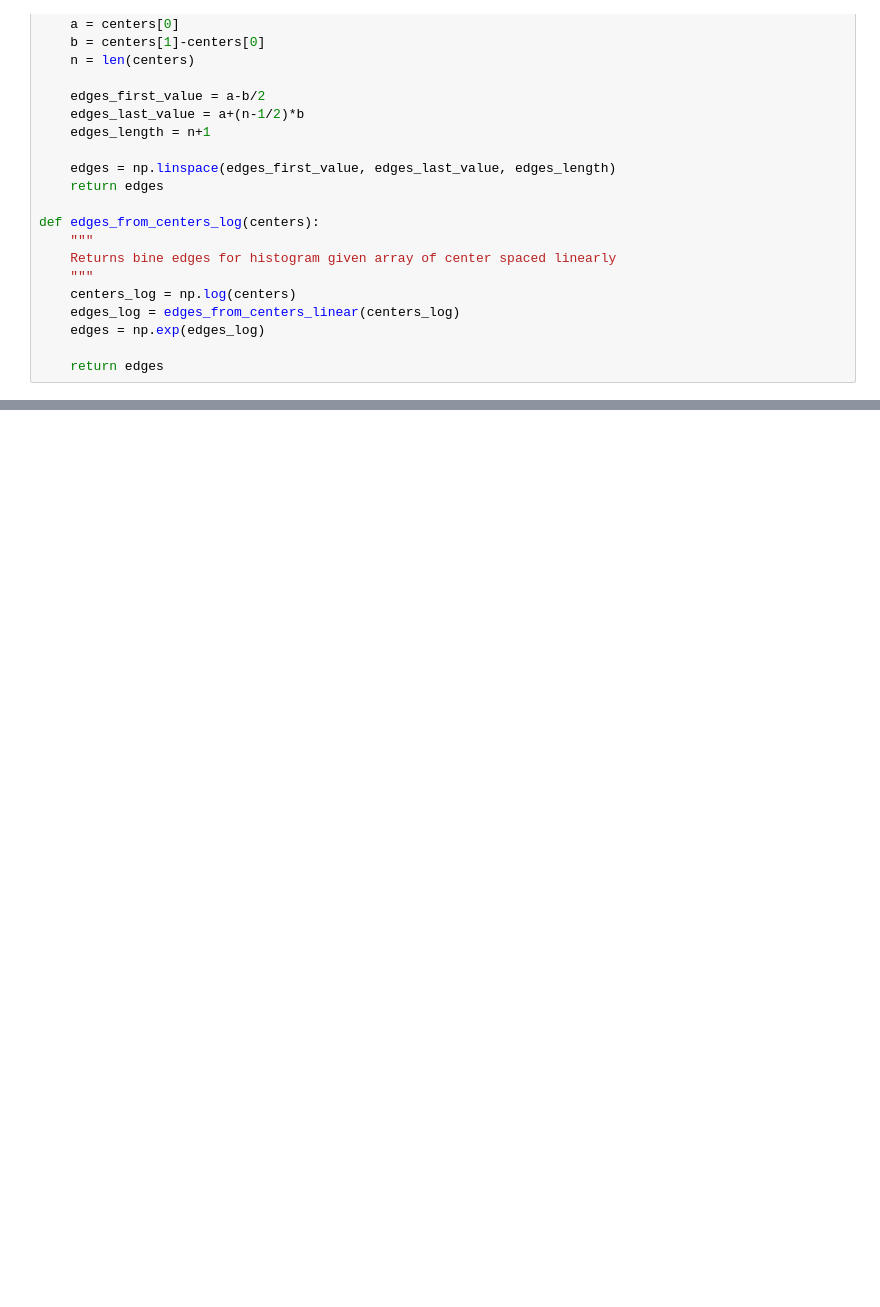
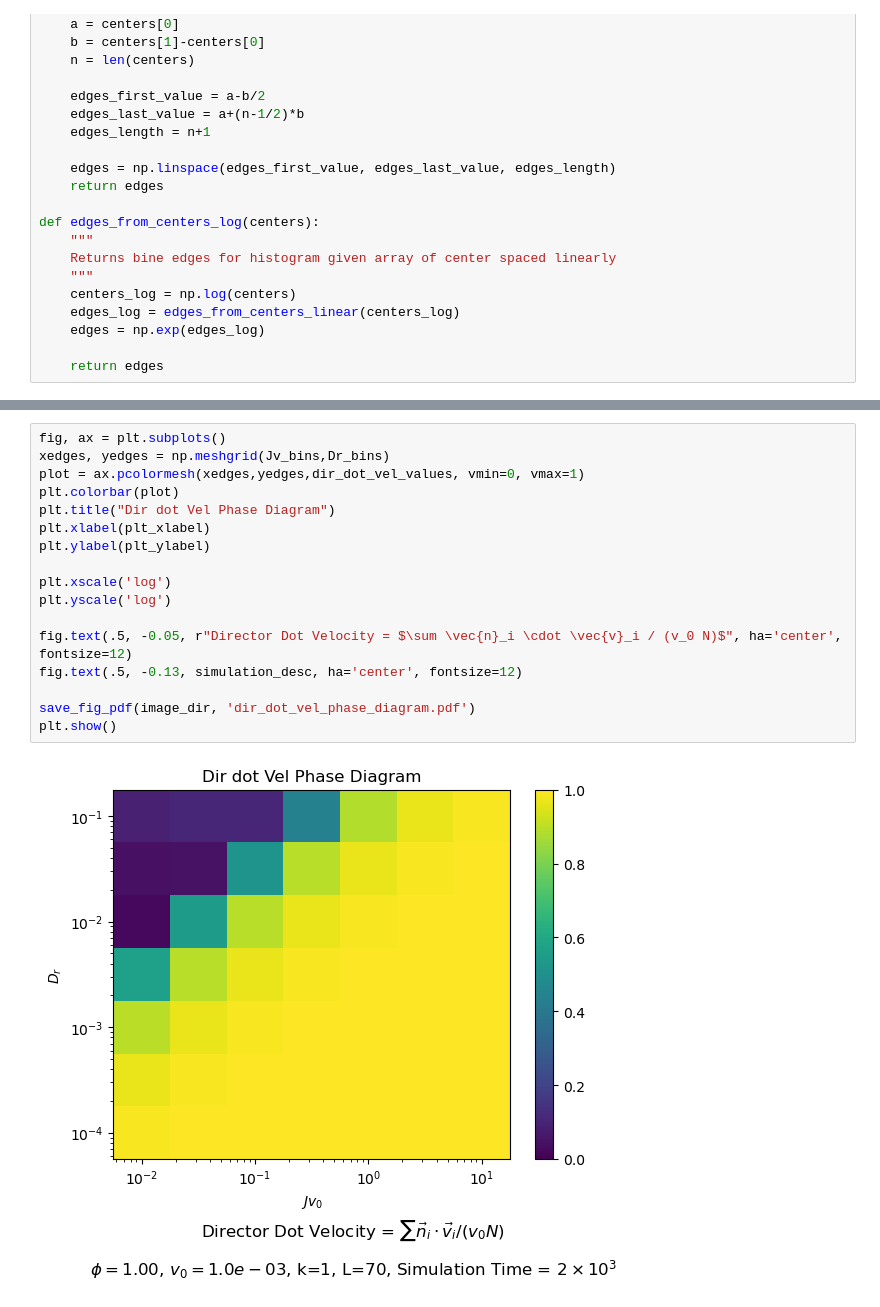
Before and after one commit to ryanlopezzzz/ABP, a Jupyter notebook: graph_phase_diagram.ipynb, the cells around one changed output, grey strips where cells are left out. Drawn from its saved outputs; the diff is of its cells as text; blank space fills up the shorter version.

```diff
--- a/graph_phase_diagram.ipynb
+++ b/graph_phase_diagram.ipynb
@@ -335,0 +190,19 @@ Text(0.5, 0, 'time')
+# %%
+fig, ax = plt.subplots()
+xedges, yedges = np.meshgrid(Jv_bins,Dr_bins)
+plot = ax.pcolormesh(xedges,yedges,dir_dot_vel_values, vmin=0, vmax=1)
+plt.colorbar(plot)
+plt.title("Dir dot Vel Phase Diagram")
+plt.xlabel(plt_xlabel)
+plt.ylabel(plt_ylabel)
+
+plt.xscale('log')
+plt.yscale('log')
+
+fig.text(.5, -0.05, r"Director Dot Velocity = $\sum \vec{n}_i \cdot \vec{v}_i / (v_0 N)$", ha='center', fontsize=12)
+fig.text(.5, -0.13, simulation_desc, ha='center', fontsize=12)
+
+save_fig_pdf(image_dir, 'dir_dot_vel_phase_diagram.pdf')
+plt.show()
+# %% [output]
+[figure, added]
```
Also changed, not shown: parts of 46 cells of this notebook, 18 other files.
